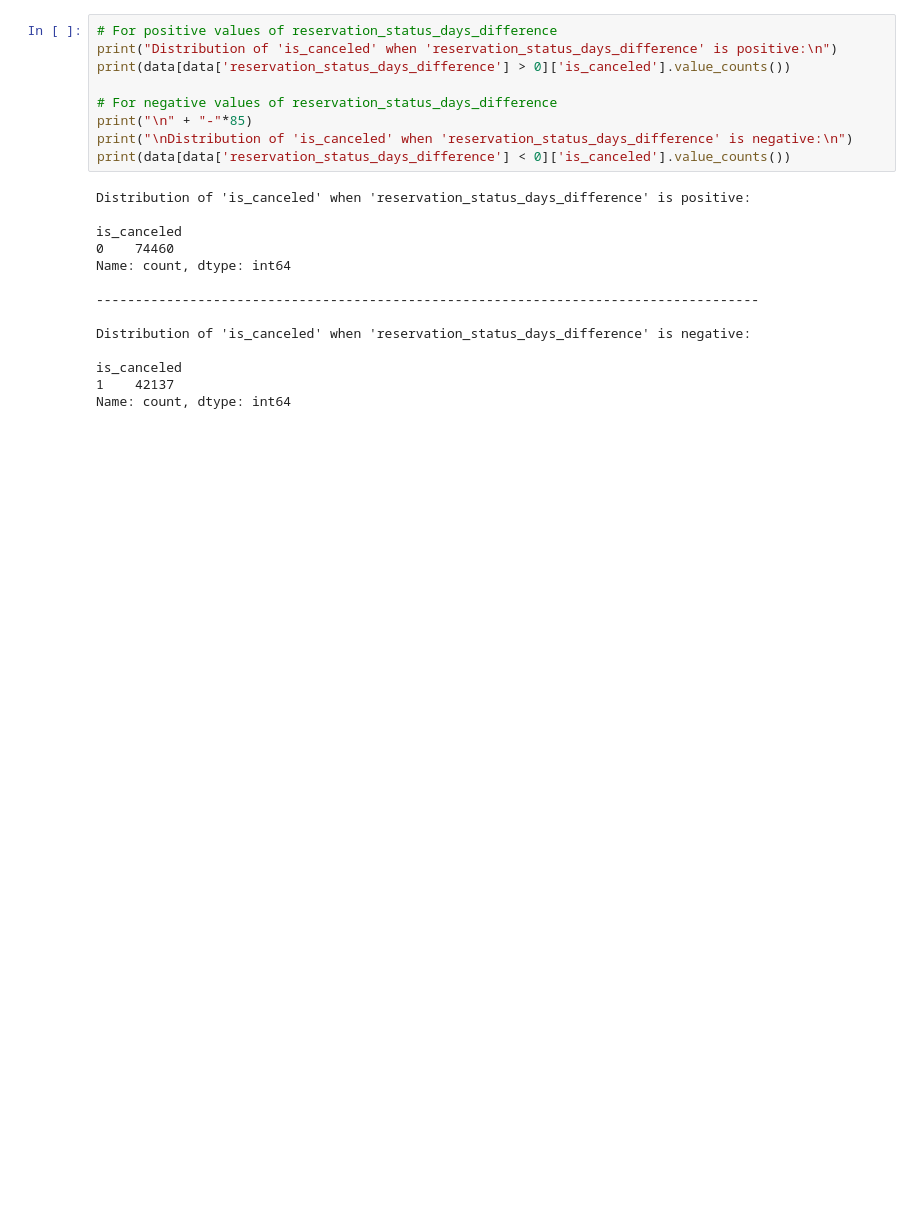
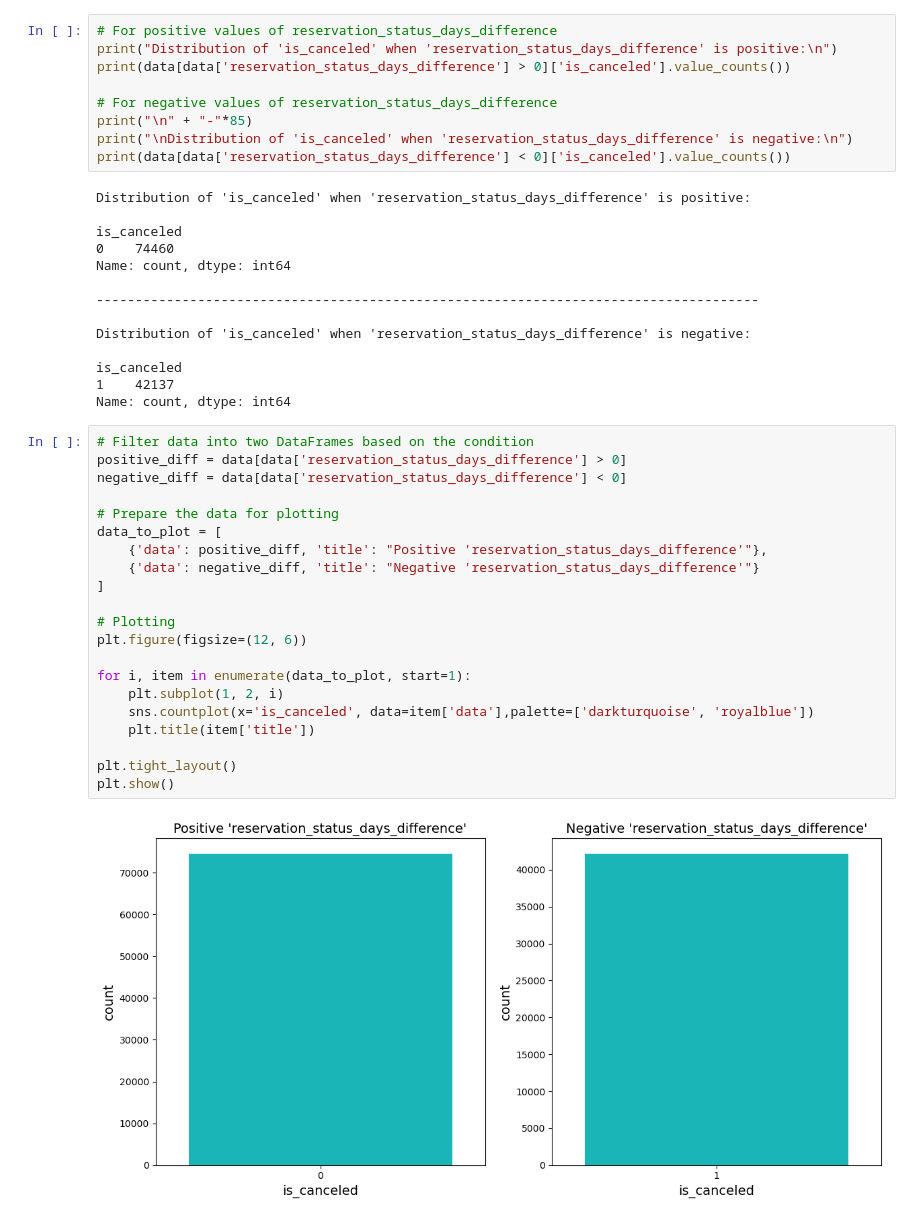
Before and after one commit to McGill-MMA-EnterpriseAnalytics/hotel-cancellation-analysis, a Jupyter notebook: EDA_FinalProject.ipynb, the cells around one changed output. Saved outputs shown, nothing was run; the diff lists cells and outputs as text; blank space fills up the shorter version.

```diff
--- a/EDA_FinalProject.ipynb
+++ b/EDA_FinalProject.ipynb
@@ -155,3 +263,26 @@ Distribution of 'is_canceled' when 'reservation_status_days_difference' is negat
 is_canceled
 1    42137
 Name: count, dtype: int64
+# %%
+# Filter data into two DataFrames based on the condition
+positive_diff = data[data['reservation_status_days_difference'] > 0]
+negative_diff = data[data['reservation_status_days_difference'] < 0]
+
+# Prepare the data for plotting
+data_to_plot = [
+    {'data': positive_diff, 'title': "Positive 'reservation_status_days_difference'"},
+    {'data': negative_diff, 'title': "Negative 'reservation_status_days_difference'"}
+]
+
+# Plotting
+plt.figure(figsize=(12, 6))
+
+for i, item in enumerate(data_to_plot, start=1):
+    plt.subplot(1, 2, i)
+    sns.countplot(x='is_canceled', data=item['data'],palette=['darkturquoise', 'royalblue'])
+    plt.title(item['title'])
+
+plt.tight_layout()
+plt.show()
+# %% [output]
+[figure, added]
```
Also changed, not shown: parts of 25 cells of this notebook.
